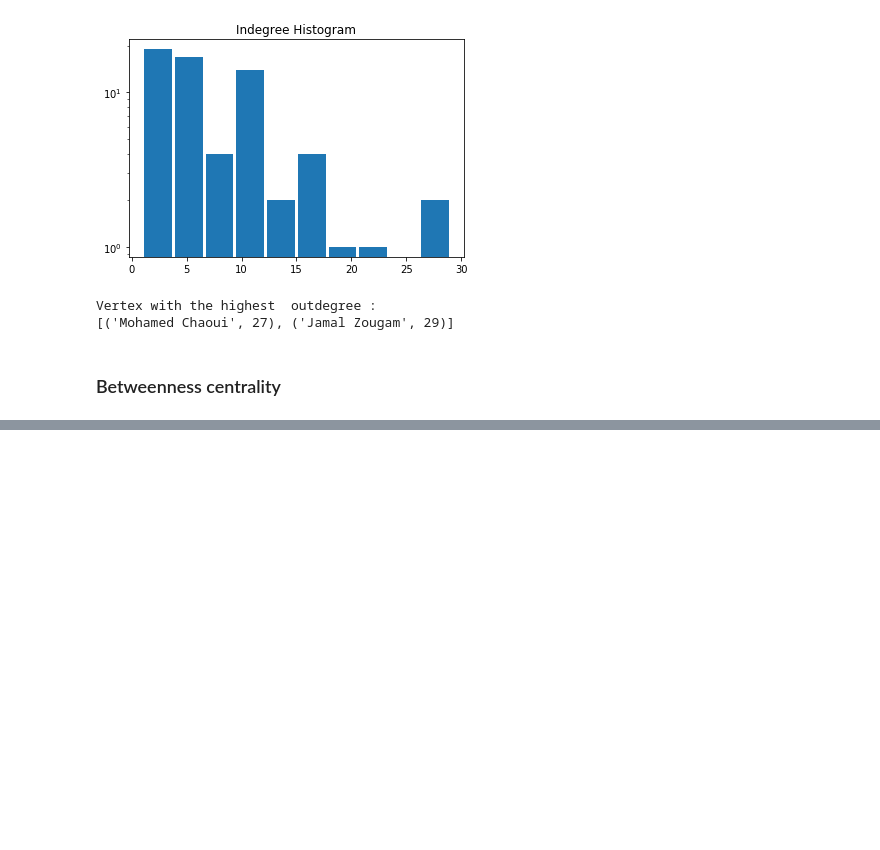
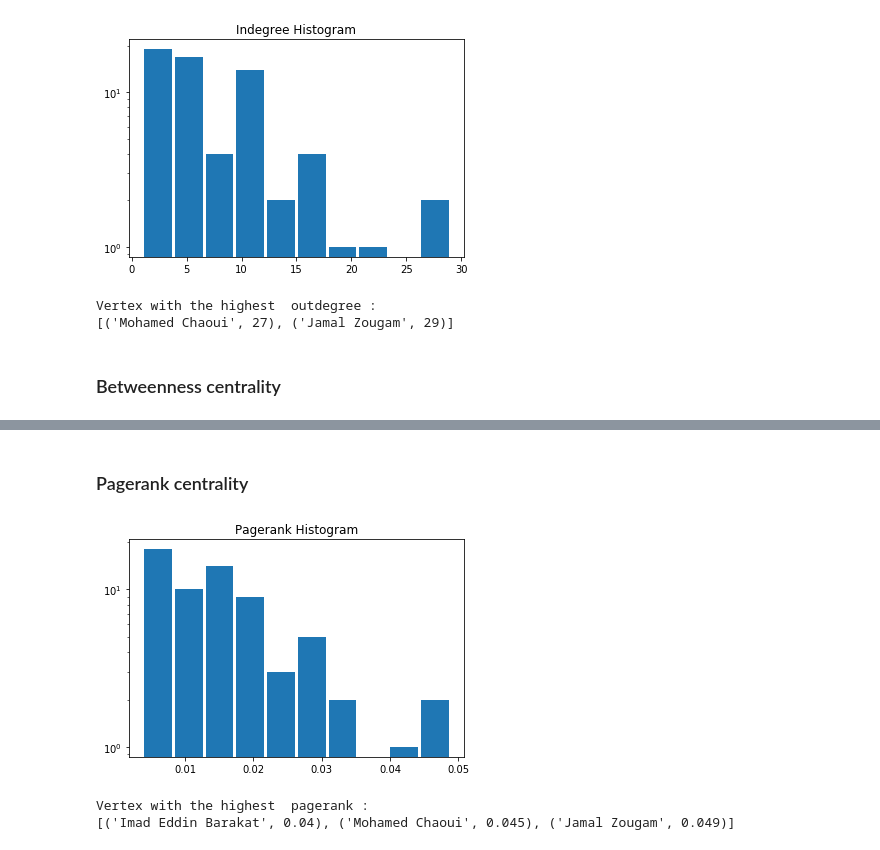
Before and after one commit to GiorgiaAuroraAdorni/MadridTrainBombingNetAnalytics, a Jupyter notebook: MadridTrainBombingNet.ipynb, the cells around one changed output, grey strips where cells are left out. Drawn from its saved outputs; the diff is of its cells as text; code cells hidden in the pictures; blank space fills up the shorter version.

```diff
--- a/MadridTrainBombingNet.ipynb
+++ b/MadridTrainBombingNet.ipynb
@@ -198,0 +223,13 @@ Vertex with the highest  outdegree :
+# %% [markdown]
+### Pagerank centrality
+# %%
+plt.hist(g.pagerank(), log=True, rwidth=0.9)
+plt.title("Pagerank Histogram")
+plt.show()
+# %% [output]
+[figure, added]
+# %%
+print(nodes_bound(g, 0.035, 'pagerank'))
+# %% [output]
+Vertex with the highest  pagerank :
+[('Imad Eddin Barakat', 0.04), ('Mohamed Chaoui', 0.045), ('Jamal Zougam', 0.049)]
```
Also changed, not shown: parts of 9 cells of this notebook, 4 other files.
